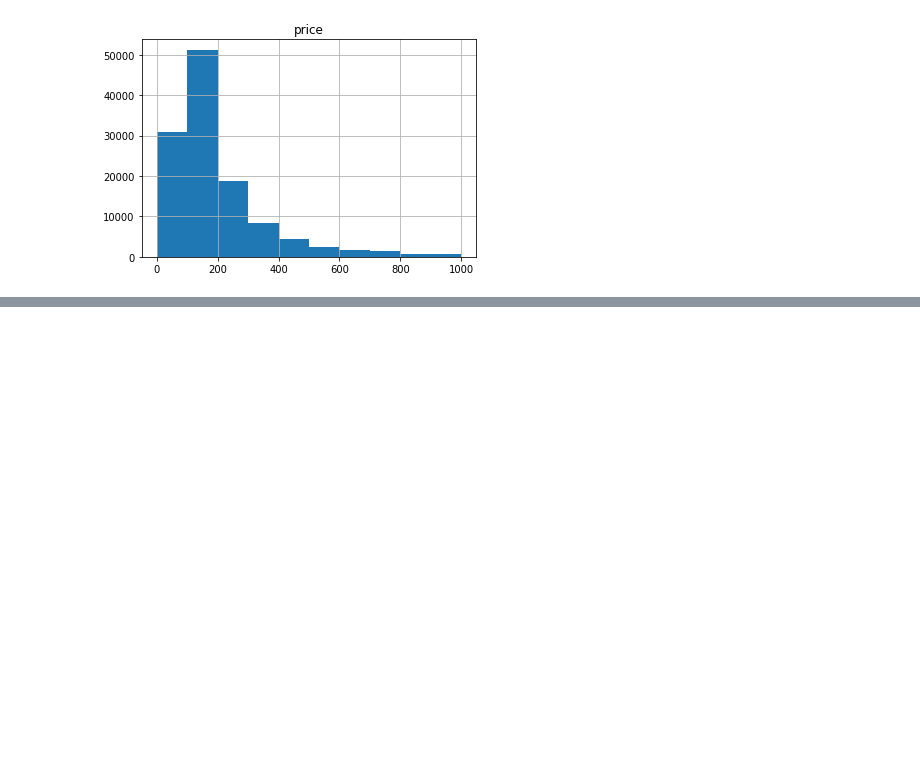
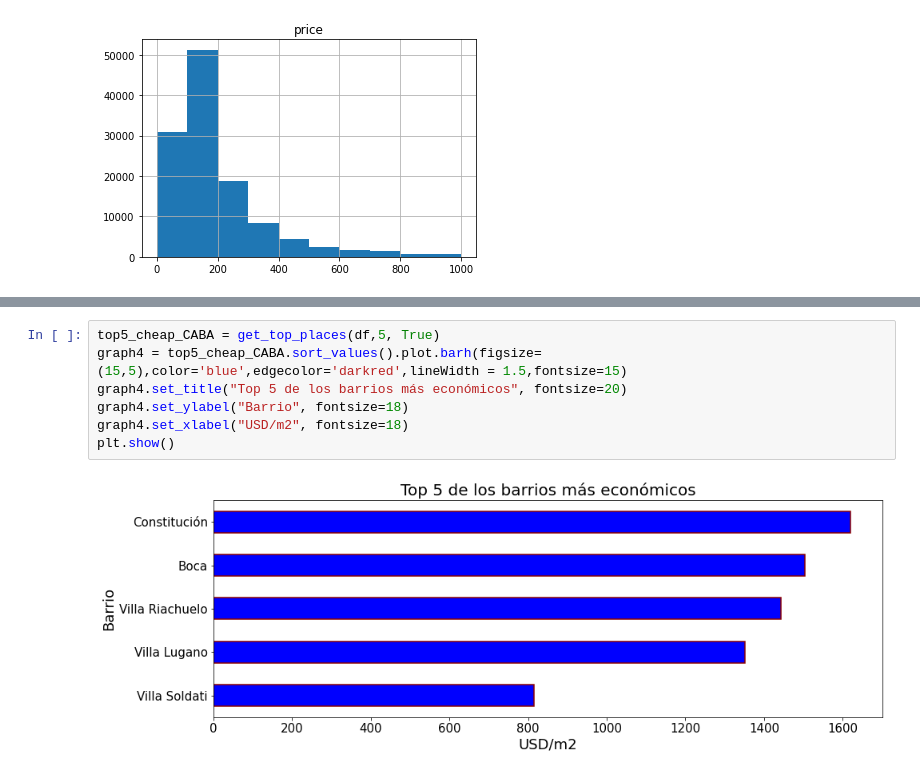
Before and after one commit to crisnicogonzalez/tp-final-isi, a Jupyter notebook: process data.ipynb, the cells around one changed output, grey strips where cells are left out. Saved outputs shown, nothing was run; the diff lists cells and outputs as text; blank space fills up the shorter version.

```diff
--- a/process data.ipynb
+++ b/process data.ipynb
@@ -102,0 +148,9 @@ memory usage: 18.9+ MB
+# %%
+top5_cheap_CABA = get_top_places(df,5, True)
+graph4 = top5_cheap_CABA.sort_values().plot.barh(figsize=(15,5),color='blue',edgecolor='darkred',lineWidth = 1.5,fontsize=15)
+graph4.set_title("Top 5 de los barrios más económicos", fontsize=20)
+graph4.set_ylabel("Barrio", fontsize=18)
+graph4.set_xlabel("USD/m2", fontsize=18)
+plt.show()
+# %% [output]
+[figure, added]
```
Also changed, not shown: parts of 14 cells of this notebook, 1 other file.
